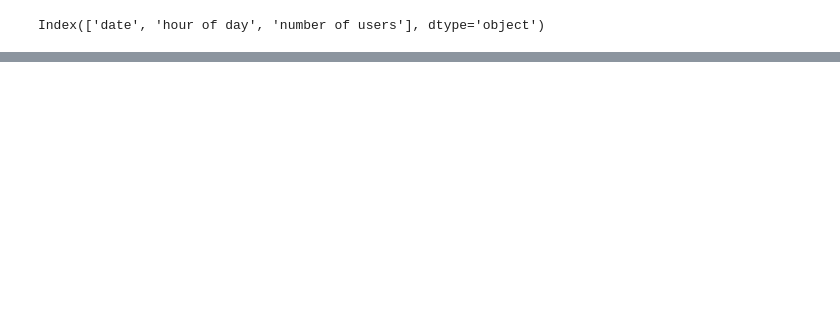
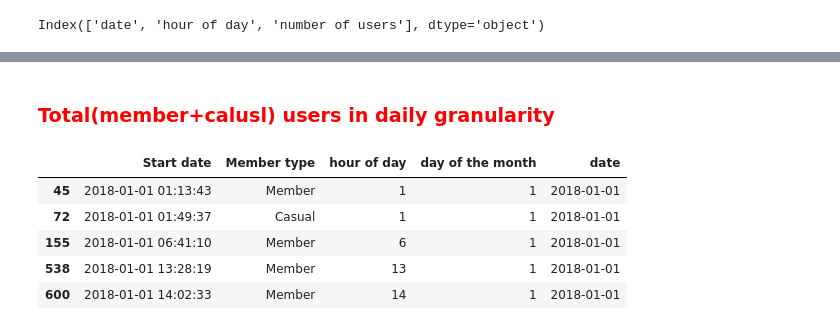
Before and after one commit to HMMJ-1991/bike-sharing, a Jupyter notebook: selected_station.ipynb, the cells around one changed output, grey strips where cells are left out. Saved outputs shown, nothing was run; the diff lists cells and outputs as text; code cells hidden in the pictures; blank space fills up the shorter version.

```diff
--- a/selected_station.ipynb
+++ b/selected_station.ipynb
@@ -218,2 +218,13 @@ member_daily.shape
 # %%
 member_daily.to_csv('data/bike_sharing_data/member_daily.csv',index=False)
+# %% [markdown]
+### <font color="red">Total(member+calusl) users in daily granularity  </font>
+# %%
+data_station_31623.head()
+# %% [output]
+|  | Start date | Member type | hour of day | day of the month | date |
+| 45 | 2018-01-01 01:13:43 | Member | 1 | 1 | 2018-01-01 |
+| 72 | 2018-01-01 01:49:37 | Casual | 1 | 1 | 2018-01-01 |
+| 155 | 2018-01-01 06:41:10 | Member | 6 | 1 | 2018-01-01 |
+| 538 | 2018-01-01 13:28:19 | Member | 13 | 1 | 2018-01-01 |
+| 600 | 2018-01-01 14:02:33 | Member | 14 | 1 | 2018-01-01 |
```
Also changed, not shown: parts of 23 cells of this notebook, 4 other files.
